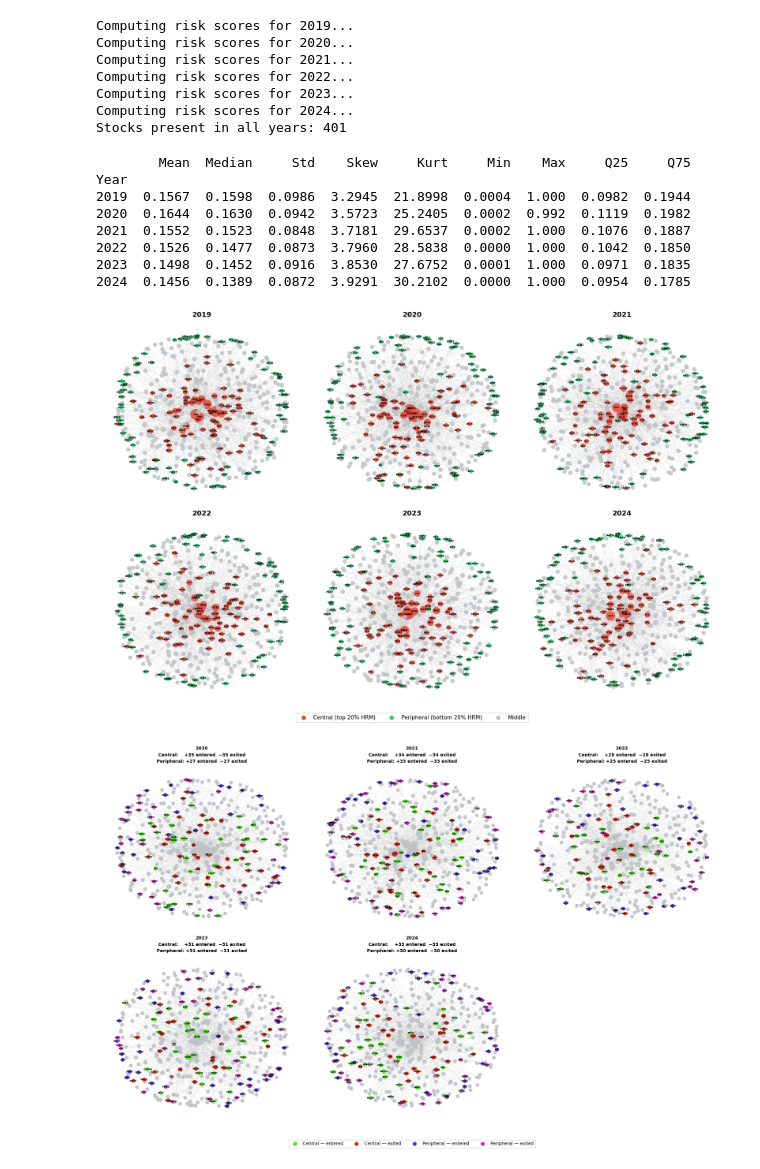
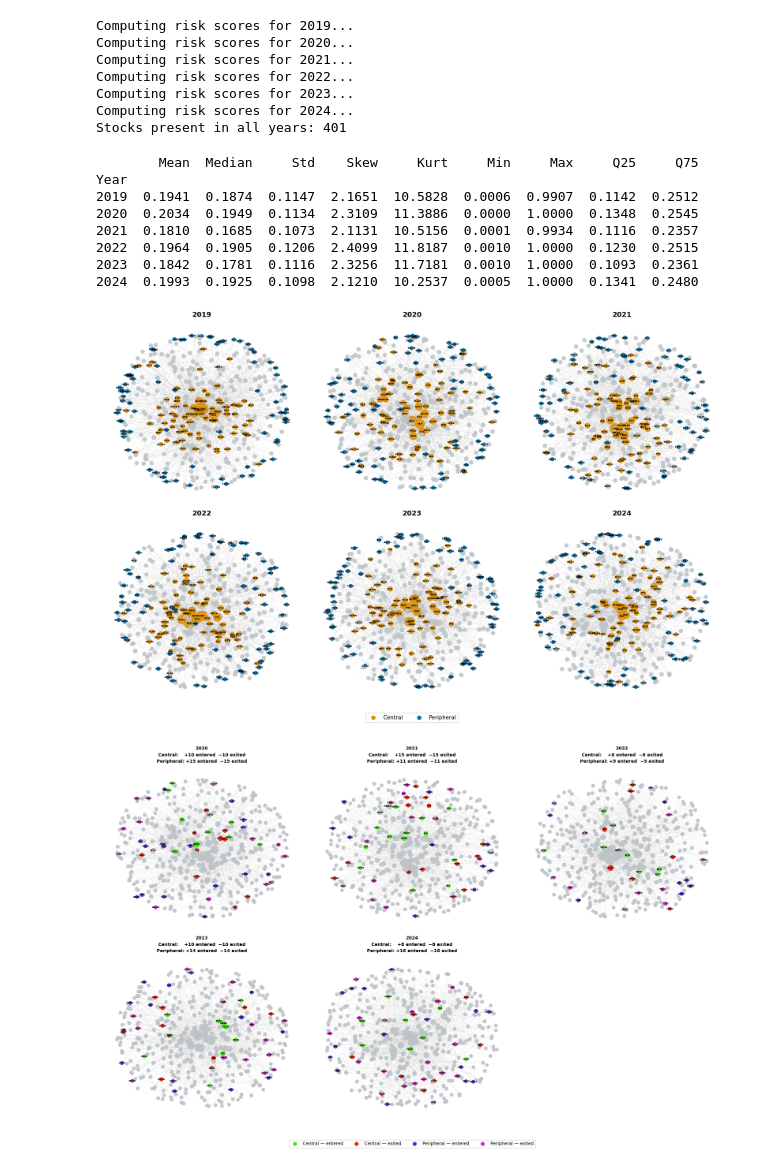
Before and after one commit to gustavoroque97/paper-financial-graph, a Jupyter notebook: code/analysis/graph_analysis.ipynb, the cells around one changed output. Cells and saved outputs as stored; diff of their text form; code cells hidden in the pictures.

```diff
--- a/code/analysis/graph_analysis.ipynb
+++ b/code/analysis/graph_analysis.ipynb
@@ -14,7 +14,7 @@ graphs = {}
 returns = {}
 
 base_modes = "../../data/02_clean"
-k = 10
+k = 1
 
 for year in years:
     file_path = f"../../data/04_graphs/{year}_{k}/graph.gpickle"
@@ -30,10 +30,10 @@ def calculate_hybrid_risk_metric(G, weights=None):
     # Default equal weights if not provided
     if weights is None:
         weights = {
-            'degree': 1/4,
-            'closeness': 1/4,
-            'betweenness': 1/4,
-            'eigenvector': 1/4
+            'degree': 1/3,
+            'closeness': 1/3,
+            'betweenness': 0,
+            'eigenvector': 1/3
         }
 
     nodes = list(G.nodes)
@@ -134,14 +134,14 @@ summary_df = pd.DataFrame(summary_rows).set_index("Year").round(4)
 print(summary_df.to_string())
 # print("\nLaTeX:\n", summary_df.to_latex())
 # %% [output]
-        Mean  Median     Std    Skew     Kurt     Min    Max     Q25     Q75
+        Mean  Median     Std    Skew     Kurt     Min     Max     Q25     Q75
 Year
-2019  0.1567  0.1598  0.0986  3.2945  21.8998  0.0004  1.000  0.0982  0.1944
-2020  0.1644  0.1630  0.0942  3.5723  25.2405  0.0002  0.992  0.1119  0.1982
-2021  0.1552  0.1523  0.0848  3.7181  29.6537  0.0002  1.000  0.1076  0.1887
-2022  0.1526  0.1477  0.0873  3.7960  28.5838  0.0000  1.000  0.1042  0.1850
-2023  0.1498  0.1452  0.0916  3.8530  27.6752  0.0001  1.000  0.0971  0.1835
-2024  0.1456  0.1389  0.0872  3.9291  30.2102  0.0000  1.000  0.0954  0.1785
+2019  0.1941  0.1874  0.1147  2.1651  10.5828  0.0006  0.9907  0.1142  0.2512
+2020  0.2034  0.1949  0.1134  2.3109  11.3886  0.0000  1.0000  0.1348  0.2545
+2021  0.1810  0.1685  0.1073  2.1131  10.5156  0.0001  0.9934  0.1116  0.2357
+2022  0.1964  0.1905  0.1206  2.4099  11.8187  0.0010  1.0000  0.1230  0.2515
+2023  0.1842  0.1781  0.1116  2.3256  11.7181  0.0010  1.0000  0.1093  0.2361
+2024  0.1993  0.1925  0.1098  2.1210  10.2537  0.0005  1.0000  0.1341  0.2480
 # %%
 centralities = ["central", "peripheral"]
 portfolios = {}
@@ -165,15 +165,21 @@ for ax, year in zip(axes.flat, years):
     central_tickers    = set(portfolios[f"central_{year}"].columns)
     peripheral_tickers = set(portfolios[f"peripheral_{year}"].columns)
 
+    palette = sns.color_palette("colorblind")
+
+    central_color = palette[1]
+    peripheral_color = palette[0]
+    middle_color = "#BDC3C7"
+
     # Assign colors
     node_colors = []
     for node in G.nodes():
         if node in central_tickers:
-            node_colors.append("#E74C3C")       # red  = high risk / central
+            node_colors.append(central_color)       # red  = high risk / central
         elif node in peripheral_tickers:
-            node_colors.append("#2ECC71")       # green = low risk / peripheral
+            node_colors.append(peripheral_color)       # green = low risk / peripheral
         else:
-            node_colors.append("#BDC3C7")       # grey = middle
+            node_colors.append(middle_color)       # grey = middle
 
     node_sizes = []
     degree = dict(G.degree(weight="weight"))
@@ -185,37 +191,37 @@ for ax, year in zip(axes.flat, years):
     pos = nx.spring_layout(G, seed=42, k=0.4)
 
     # Draw edges (light grey, thin)
     nx.draw_networkx_edges(G, pos, ax=ax, alpha=0.15, width=0.5, edge_color="grey")
 
     # Draw nodes
     nx.draw_networkx_nodes(G, pos, ax=ax,
                            node_color=node_colors,
                            node_size=node_sizes,
                            alpha=0.85)
 
     # Labels only for central/peripheral nodes to avoid clutter
     labels = {n: n for n in G.nodes() if n in central_tickers | peripheral_tickers}
     nx.draw_networkx_labels(G, pos, labels=labels, ax=ax, font_size=5, font_weight="bold")
 
     ax.set_title(str(year), fontsize=14, fontweight="bold")
     ax.axis("off")
 
 # Shared legend
 legend_elements = [
-    Line2D([0], [0], marker="o", color="w", markerfacecolor="#E74C3C", markersize=10, label="Central (top 20% HRM)"),
-    Line2D([0], [0], marker="o", color="w", markerfacecolor="#2ECC71", markersize=10, label="Peripheral (bottom 20% HRM)"),
-    Line2D([0], [0], marker="o", color="w", markerfacecolor="#BDC3C7", markersize=10, label="Middle"),
+    Line2D([0], [0], marker="o", color="w", markerfacecolor=central_color, markersize=10, label="Central"),
+    Line2D([0], [0], marker="o", color="w", markerfacecolor=peripheral_color, markersize=10, label="Peripheral"),
+    # Line2D([0], [0], marker="o", color="w", markerfacecolor="#BDC3C7", markersize=10, label="Middle"),
 ]
 fig.legend(handles=legend_elements, loc="lower center", ncol=3, fontsize=11,
            bbox_to_anchor=(0.5, 0.01), frameon=True)
 
 # fig.suptitle("TMFG Network by Year — Central vs Peripheral Stocks", fontsize=16, fontweight="bold")
 os.makedirs(f"../../figures/window_{k}", exist_ok=True)
 plt.savefig(f"../../figures/window_{k}/graphs.png", dpi=300)
 plt.tight_layout(rect=[0, 0.05, 1, 1])
 plt.show()
 # %% [output]
-[figure, old version]
+[figure, new version]
 # %%
 from matplotlib.lines import Line2D
 
@@ -326,4 +332,4 @@ plt.savefig(f"../../figures/window_{k}/graphs_turnover.png", dpi=300)
 plt.tight_layout(rect=[0, 0.07, 1, 1])
 plt.show()
 # %% [output]
-[figure, old version]
+[figure, new version]
```
Also changed, not shown: 29 other files.
